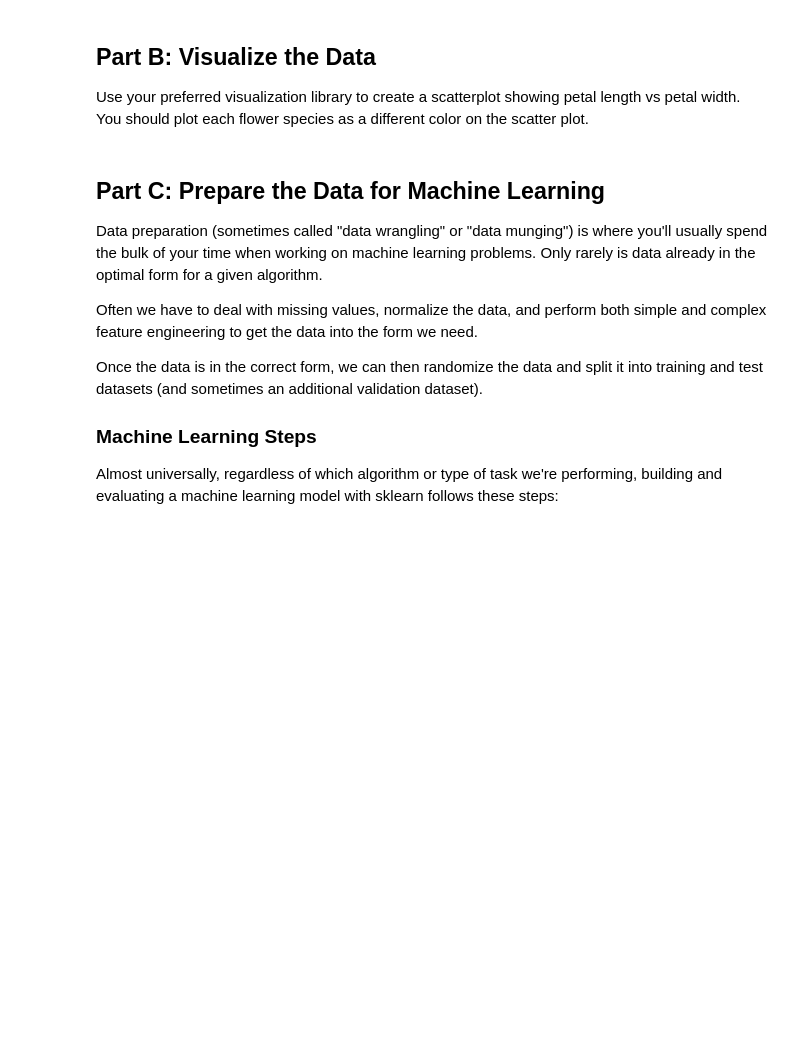
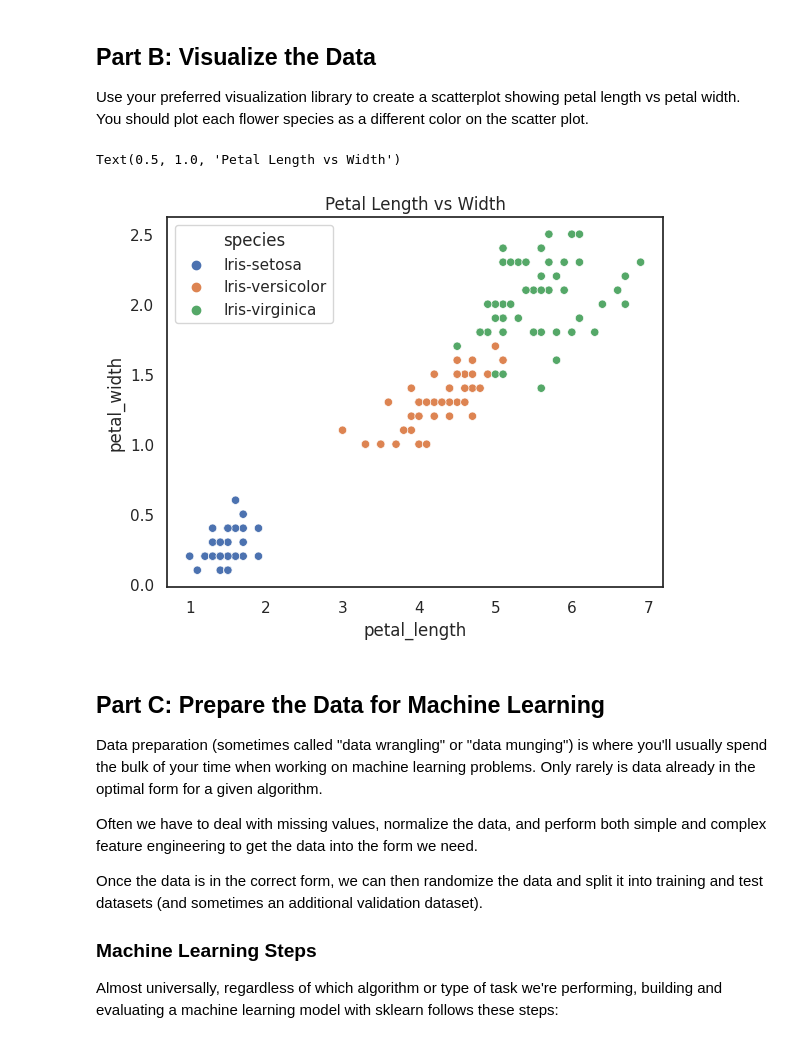
Before and after one commit to josegabrielguerrero26/CSE450-machinelearning, a Jupyter notebook: notebooks/Exploration_04.ipynb, the cells around one changed output. Cells and saved outputs as stored; diff of their text form; code cells hidden in the pictures; blank space fills up the shorter version.

```diff
--- a/notebooks/Exploration_04.ipynb
+++ b/notebooks/Exploration_04.ipynb
@@ -23,0 +28,3 @@ Some questions you might ask include:
+# %%
+df=pd.read_csv("https://raw.githubusercontent.com/byui-cse/cse450-course/master/data/iris.csv")
+df.info()
@@ -25,6 +79,14 @@ Some questions you might ask include:
 ## Part B: Visualize the Data
 
 Use your preferred visualization library to create a scatterplot showing petal length vs petal width. You should plot each flower species as a different color on the scatter plot.
+# %%
+sns.set()
+sns.set_style('white')
+graph1=sns.scatterplot(data=df, x='petal_length', y='petal_width', hue='species')
+graph1.set_title("Petal Length vs Width")
+# %% [output]
+Text(0.5, 1.0, 'Petal Length vs Width')
+[figure, added]
 # %% [markdown]
 ## Part C: Prepare the Data for Machine Learning
 
```
Also changed, not shown: parts of 8 cells of this notebook.
